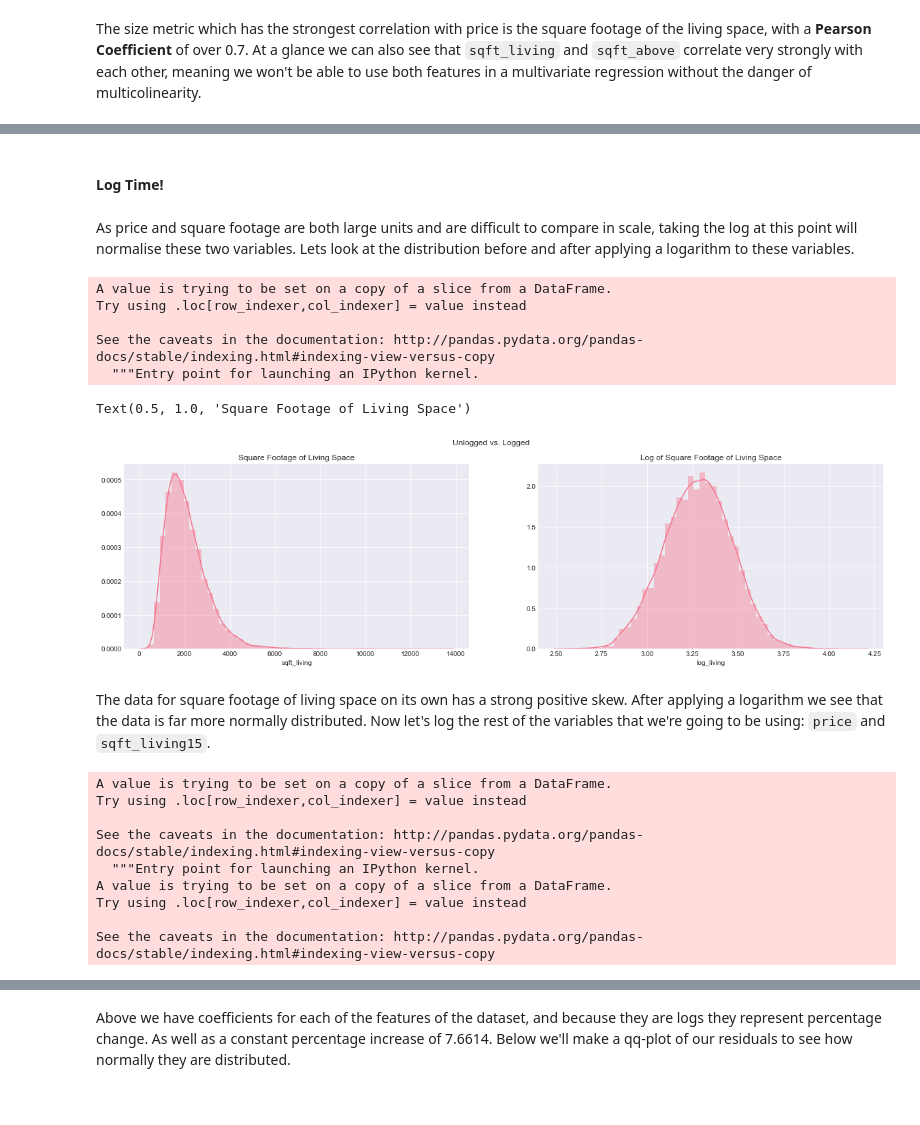
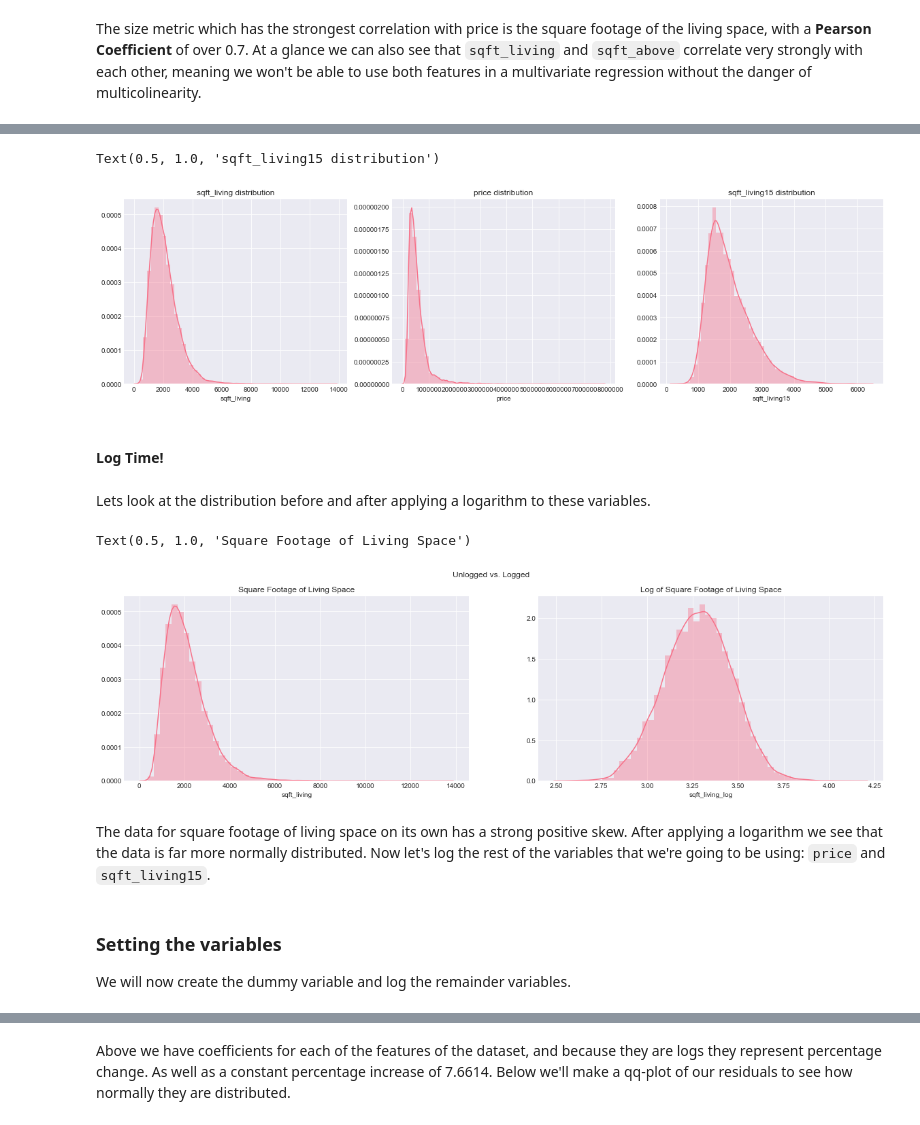
Before and after one commit to nismotie/Analysis-of-Seattle-Housing-Data, a Jupyter notebook: Questions and EDA.ipynb, the cells around one changed output, grey strips where cells are left out. Saved outputs shown, nothing was run; the diff lists cells and outputs as text; code cells hidden in the pictures.

```diff
--- a/Questions and EDA.ipynb
+++ b/Questions and EDA.ipynb
@@ -95,33 +100,32 @@ plt.savefig('sqftvsprice.png')
+# %%
+fig, (ax1, ax2, ax3) = plt.subplots(ncols=3, figsize=(20, 5))
+
+sns.distplot(df.sqft_living, ax=ax1).set_title('sqft_living distribution')
+sns.distplot(df.price, ax=ax2).set_title('price distribution')
+sns.distplot(df.sqft_living15, ax=ax3).set_title('sqft_living15 distribution')
+#plt.savefig('sqftvsprice.png')
+# %% [output]
+Text(0.5, 1.0, 'sqft_living15 distribution')
+[figure, added]
 # %% [markdown]
 #### Log Time!
 # %% [markdown]
-As price and square footage are both large units and are difficult to compare in scale, taking the log at this point will normalise these two variables. Lets look at the distribution before and after applying a logarithm to these variables.
+Lets look at the distribution before and after applying a logarithm to these variables.
 # %%
-size_df['log_living'] = size_df['sqft_living'].map(lambda x: np.log10(x)) #This logs all of the values for
+df['sqft_living_log'] = df['sqft_living'].map(lambda x: np.log10(x)) #This logs all of the values for
 fig, (ax1, ax2) = plt.subplots(ncols=2, figsize=(20, 5))
-sns.distplot(size_df['log_living'], ax=ax2).set_title('Log of Square Footage of Living Space')
+sns.distplot(df['sqft_living_log'], ax=ax2).set_title('Log of Square Footage of Living Space')
 plt.suptitle('Unlogged vs. Logged')
-sns.distplot(size_df['sqft_living'], ax=ax1).set_title('Square Footage of Living Space')
+sns.distplot(df['sqft_living'], ax=ax1).set_title('Square Footage of Living Space')
 # %% [output]
-A value is trying to be set on a copy of a slice from a DataFrame.
-Try using .loc[row_indexer,col_indexer] = value instead
-
-See the caveats in the documentation: http://pandas.pydata.org/pandas-docs/stable/indexing.html#indexing-view-versus-copy
-  """Entry point for launching an IPython kernel.
+Text(0.5, 1.0, 'Square Footage of Living Space')
-Text(0.5, 1.0, 'Square Footage of Living Space')
 [figure]
 # %% [markdown]
 The data for square footage of living space on its own has a strong positive skew. After applying a logarithm we see that the data is far more normally distributed. Now let's log the rest of the variables that we're going to be using: `price` and `sqft_living15`.
+# %% [markdown]
+### Setting the variables
+
+We will now create the dummy variable and log the remainder variables.
 # %%
-size_df['log_price'] = size_df['price'].map(lambda x: np.log10(x))
-size_df['log_15'] = size_df['sqft_living15'].map(lambda x: np.log10(x))
+df['price_log'] = size_df['price'].map(lambda x: np.log10(x))
+df['sqft_living15_log'] = size_df['sqft_living15'].map(lambda x: np.log10(x))
-# %% [output]
-A value is trying to be set on a copy of a slice from a DataFrame.
-Try using .loc[row_indexer,col_indexer] = value instead
-
-See the caveats in the documentation: http://pandas.pydata.org/pandas-docs/stable/indexing.html#indexing-view-versus-copy
-  """Entry point for launching an IPython kernel.
-A value is trying to be set on a copy of a slice from a DataFrame.
-Try using .loc[row_indexer,col_indexer] = value instead
-
-See the caveats in the documentation: http://pandas.pydata.org/pandas-docs/stable/indexing.html#indexing-view-versus-copy
```
Also changed, not shown: parts of 42 cells of this notebook.
